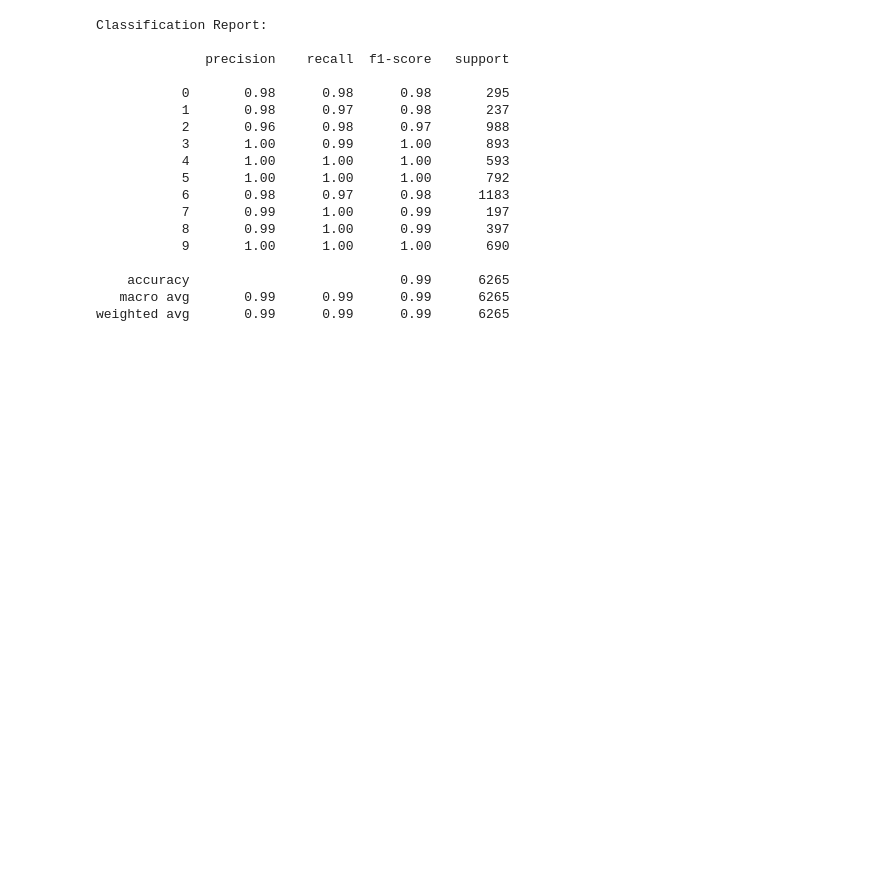
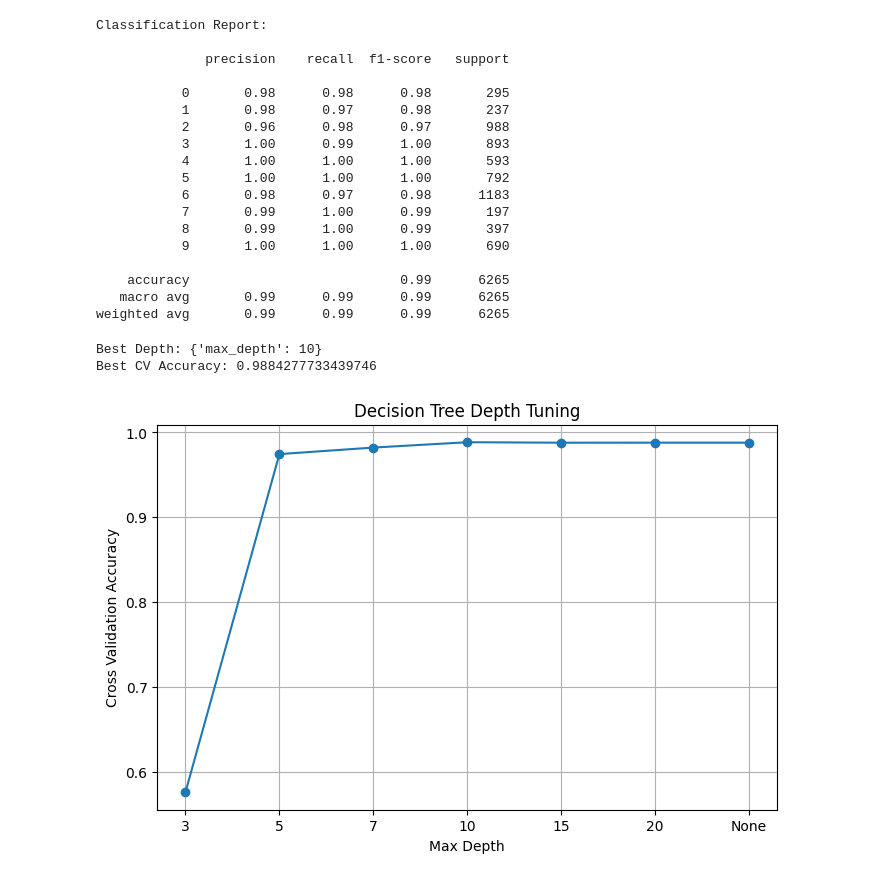
Before and after one commit to charulatham07-code/Mini-Project-3, a Jupyter notebook: Model/Decision_Tree.ipynb, the cells around one changed output. Drawn from its saved outputs; the diff is of its cells as text; code cells hidden in the pictures; blank space fills up the shorter version.

```diff
--- a/Model/Decision_Tree.ipynb
+++ b/Model/Decision_Tree.ipynb
@@ -201,3 +205,51 @@ Classification Report:
     accuracy                           0.99      6265
    macro avg       0.99      0.99      0.99      6265
 weighted avg       0.99      0.99      0.99      6265
+# %%
+from sklearn.tree import DecisionTreeClassifier
+from sklearn.model_selection import GridSearchCV
+
+# Parameter grid
+param_grid = {
+    'max_depth': [3, 5, 7, 10, 15, 20, None]
+}
+
+dt = DecisionTreeClassifier(
+    class_weight='balanced',
+    random_state=42
+)
+
+grid = GridSearchCV(
+    estimator=dt,
+    param_grid=param_grid,
+    cv=5,
+    scoring='accuracy',
+    n_jobs=-1
+)
+
+grid.fit(X_train, y_train)
+
+print("Best Depth:", grid.best_params_)
+print("Best CV Accuracy:", grid.best_score_)
+# %% [output]
+Best Depth: {'max_depth': 10}
+Best CV Accuracy: 0.9884277733439746
+# %%
+import matplotlib.pyplot as plt
+
+results = pd.DataFrame(grid.cv_results_)
+
+plt.figure(figsize=(8,5))
+plt.plot(
+    results['param_max_depth'].astype(str),
+    results['mean_test_score'],
+    marker='o'
+)
+
+plt.xlabel("Max Depth")
+plt.ylabel("Cross Validation Accuracy")
+plt.title("Decision Tree Depth Tuning")
+plt.grid(True)
+plt.show()
+# %% [output]
+[figure, added]
```
Also changed, not shown: parts of 6 cells of this notebook, 16 other files.
